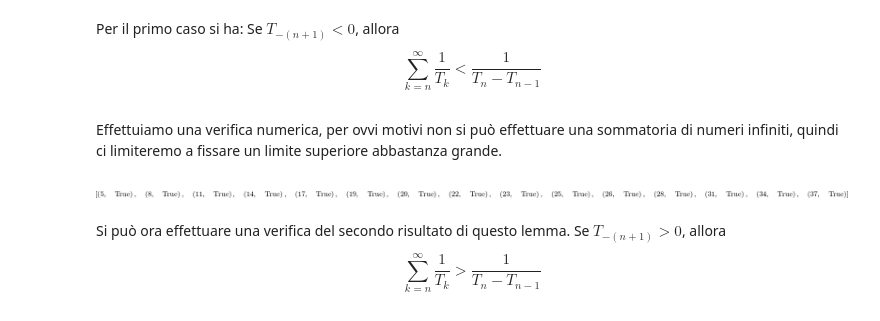
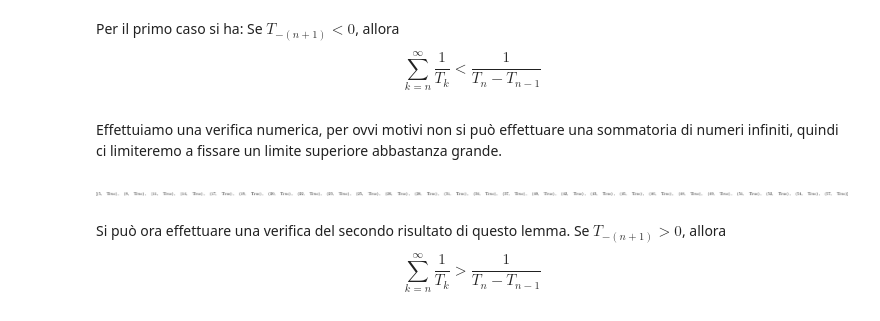
Before and after one commit to iskorini/PAA-Project, a Jupyter notebook: Notebook.ipynb, the cells around one changed output. Drawn from its saved outputs; the diff is of its cells as text; code cells hidden in the pictures.

```diff
--- a/Notebook.ipynb
+++ b/Notebook.ipynb
@@ -196,10 +215,10 @@ Effettuiamo una verifica numerica, per ovvi motivi non si può effettuare una so
 # %%
 k = symbols('k', integer=True)
 calc_lem3_expr6 = Lambda([n], Sum(1/T(k), (k,n,oo)))
 calc_lem3_expr7 = Lambda([n], 1/(T(n)-T(n-1)))
-[(n, calc_lem3_expr6(n).doit().evalf() < calc_lem3_expr7(n).evalf() ) for n in range(3,40) if lambda_tribonacci(-(n+1))<0]
+[(n, calc_lem3_expr6(n).doit().evalf() < calc_lem3_expr7(n).evalf() ) for n in range(3,60) if lambda_tribonacci(-(n+1))<0]
 # %% [output]
-[figure, old version]
+[figure, new version]
 # %% [markdown]
 Si può ora effettuare una verifica del secondo risultato di questo lemma.
 Se $T_{-(n+1)} > 0$, allora $$\sum_{k=n}^{\infty} \frac{1}{T_k} > \frac{1}{T_n - T_{n-1}}$$
```
Also changed, not shown: parts of 3 cells of this notebook.
